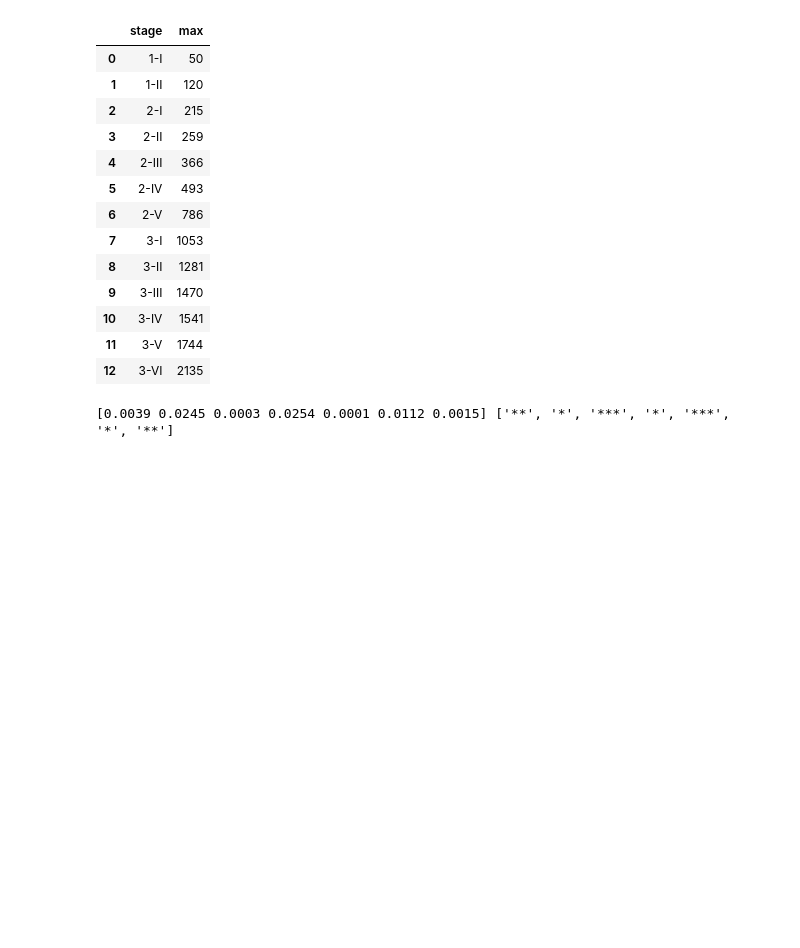
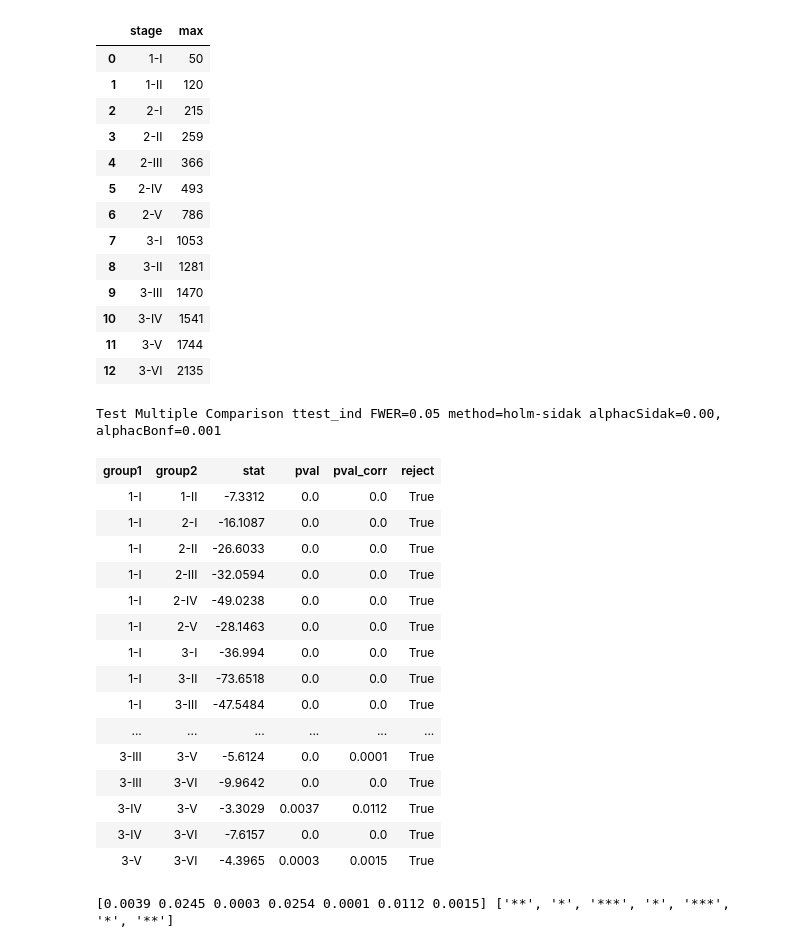
Before and after one commit to SNZLab/3D-ovule-analysis-pipeline, a Jupyter notebook: Automation_pipeline.ipynb, the cells around one changed output. Saved outputs shown, nothing was run; the diff lists cells and outputs as text; code cells hidden in the pictures; blank space fills up the shorter version.

```diff
--- a/Automation_pipeline.ipynb
+++ b/Automation_pipeline.ipynb
@@ -386,6 +386,26 @@ max
 # Multiple t-test with corrected p-values
 comp1 = mc.MultiComparison(count_cells_by_stage['n'], count_cells_by_stage['stage'])
 tbl, a1, a2 = comp1.allpairtest(st.ttest_ind, alpha=0.05, method='holm-sidak')
+# %%
+tbl
+# %% [output]
+Test Multiple Comparison ttest_ind FWER=0.05 method=holm-sidak alphacSidak=0.00, alphacBonf=0.001
+| group1 | group2 | stat | pval | pval_corr | reject |
+| 1-I | 1-II | -7.3312 | 0.0 | 0.0 | True |
+| 1-I | 2-I | -16.1087 | 0.0 | 0.0 | True |
+| 1-I | 2-II | -26.6033 | 0.0 | 0.0 | True |
+| 1-I | 2-III | -32.0594 | 0.0 | 0.0 | True |
+| 1-I | 2-IV | -49.0238 | 0.0 | 0.0 | True |
+| 1-I | 2-V | -28.1463 | 0.0 | 0.0 | True |
+| 1-I | 3-I | -36.994 | 0.0 | 0.0 | True |
+| 1-I | 3-II | -73.6518 | 0.0 | 0.0 | True |
+| 1-I | 3-III | -47.5484 | 0.0 | 0.0 | True |
+| ... | ... | ... | ... | ... | ... |
+| 3-III | 3-V | -5.6124 | 0.0 | 0.0001 | True |
+| 3-III | 3-VI | -9.9642 | 0.0 | 0.0 | True |
+| 3-IV | 3-V | -3.3029 | 0.0037 | 0.0112 | True |
+| 3-IV | 3-VI | -7.6157 | 0.0 | 0.0 | True |
+| 3-V | 3-VI | -4.3965 | 0.0003 | 0.0015 | True |
 # %%
 # a2[(a2['group1'] == '1-I') & (a2['group2'] == '2-I')]['pval_corr']
 
```
Also changed, not shown: parts of 3 cells of this notebook.
